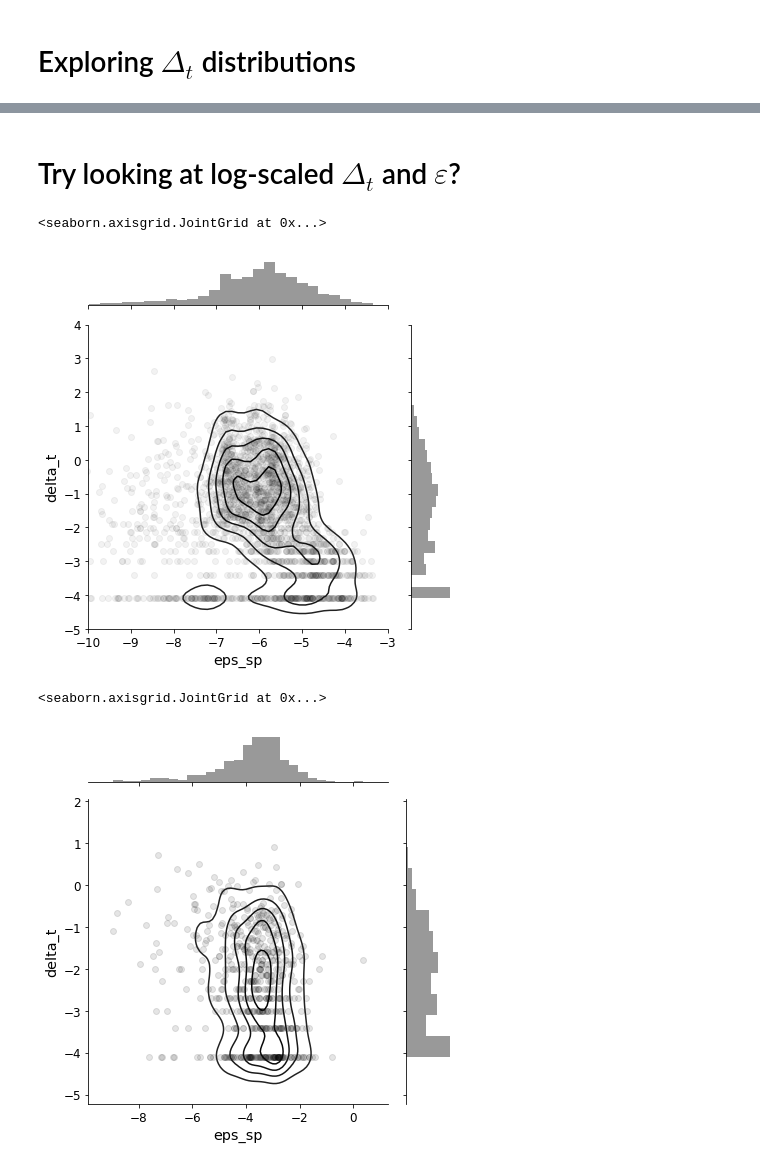
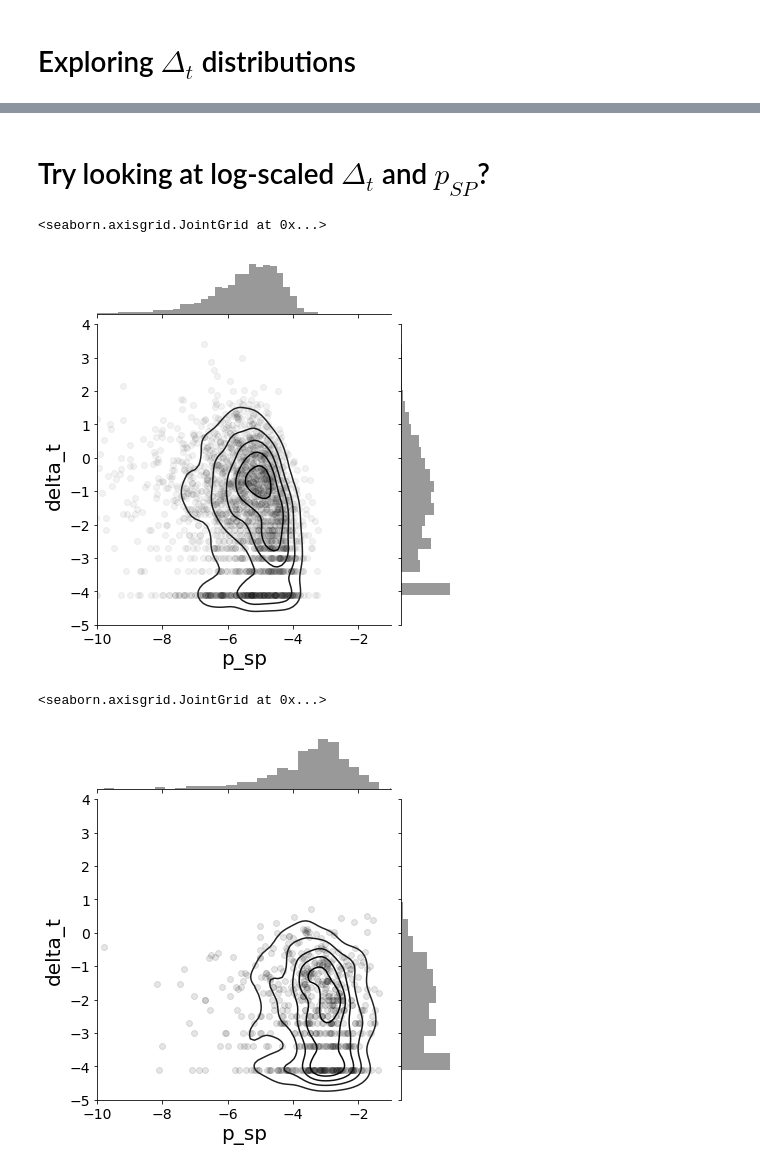
Before and after one commit to cherepaha/initiation, a Jupyter notebook: steering_data_analysis.ipynb, the cells around one changed output, grey strips where cells are left out. Cells and saved outputs as stored; diff of their text form; code cells hidden in the pictures.

```diff
--- a/steering_data_analysis.ipynb
+++ b/steering_data_analysis.ipynb
@@ -109,3 +96,7 @@ save_passive_phases_to_csv(cd_data, cd_sightpoint_data, 'cd')
 # %%
 passive_phases_lk = pd.read_csv(os.path.join(data_path, 'passive_phases_lk.csv'), index_col=None)
 passive_phases_cd = pd.read_csv(os.path.join(data_path, 'passive_phases_cd.csv'), index_col=None)
+
+# there is an outlier in the circular driving task, better exclude it
+print(passive_phases_cd[passive_phases_cd.p_sp>2])
+passive_phases_cd = passive_phases_cd[passive_phases_cd.p_sp<2]
@@ -197,20 +223,21 @@ sns.factorplot(data=passive_phases_cd, x='eps_sp_decile', y='delta_t', kind='poi
 # %% [markdown]
-# Try looking at log-scaled $\Delta_t$ and $\varepsilon$?
+# Try looking at log-scaled $\Delta_t$ and $p_{SP}$?
 # %%
-(sns.jointplot(x=np.log(passive_phases_lk[passive_phases_lk.eps_sp>0].eps_sp),
-               y=np.log(passive_phases_lk[passive_phases_lk.eps_sp>0].delta_t),
-               xlim=(-10, -3), ylim=(-5, 4),
+(sns.jointplot(x=np.log(passive_phases_lk[passive_phases_lk.p_sp>0].p_sp),
+               y=np.log(passive_phases_lk[passive_phases_lk.p_sp>0].delta_t),
+               xlim=(-10, -1), ylim=(-5, 4),
                alpha=0.05, color='k')
     .plot_joint(sns.kdeplot, zorder=10, n_levels=5, color='k'))
 # %% [output]
 <seaborn.axisgrid.JointGrid at 0x...>
-[figure, old version]
+[figure, new version]
 # %%
-(sns.jointplot(x=np.log(passive_phases_cd[passive_phases_cd.eps_sp>0].eps_sp),
-               y=np.log(passive_phases_cd[passive_phases_cd.eps_sp>0].delta_t),
+(sns.jointplot(x=np.log(passive_phases_cd[passive_phases_cd.p_sp>0].p_sp),
+               y=np.log(passive_phases_cd[passive_phases_cd.p_sp>0].delta_t),
+               xlim=(-10, -1), ylim=(-5, 4),
                alpha=0.1, color='k')
     .plot_joint(sns.kdeplot, zorder=10, n_levels=5, color='k'))
 # %% [output]
 <seaborn.axisgrid.JointGrid at 0x...>
-[figure, old version]
+[figure, new version]
 # %%
```
Also changed, not shown: parts of 26 cells of this notebook, 2 other files.
